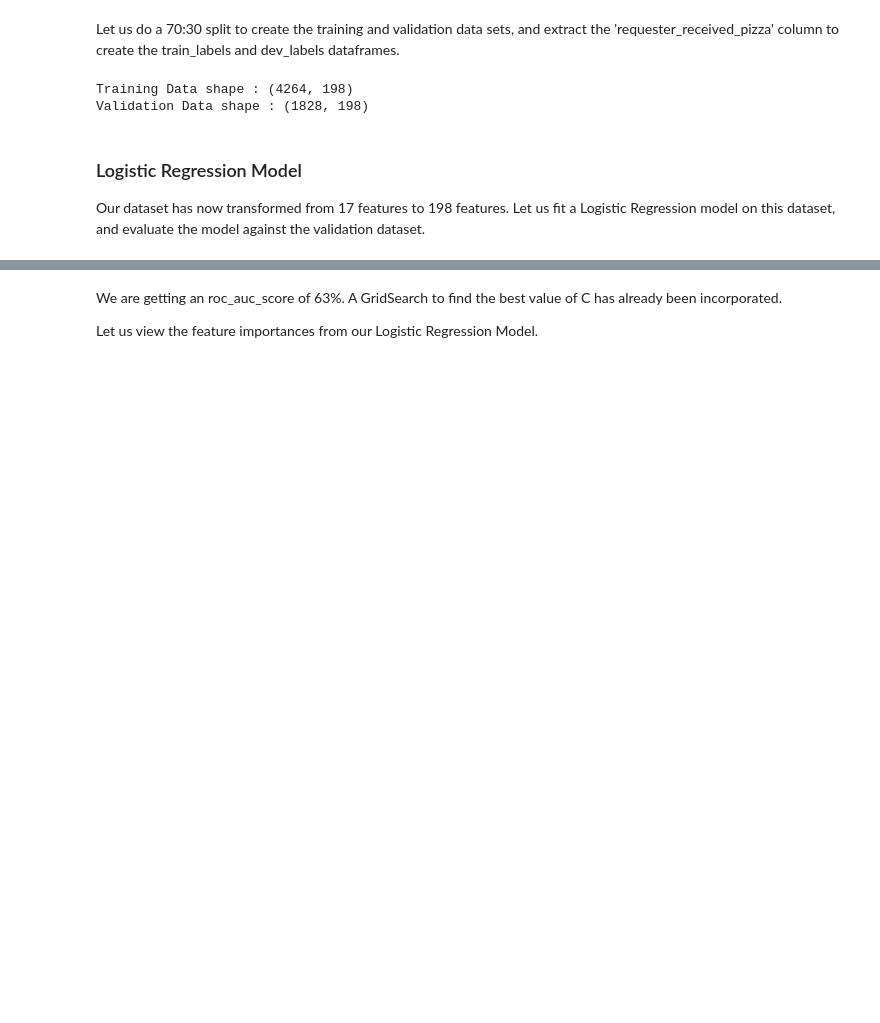
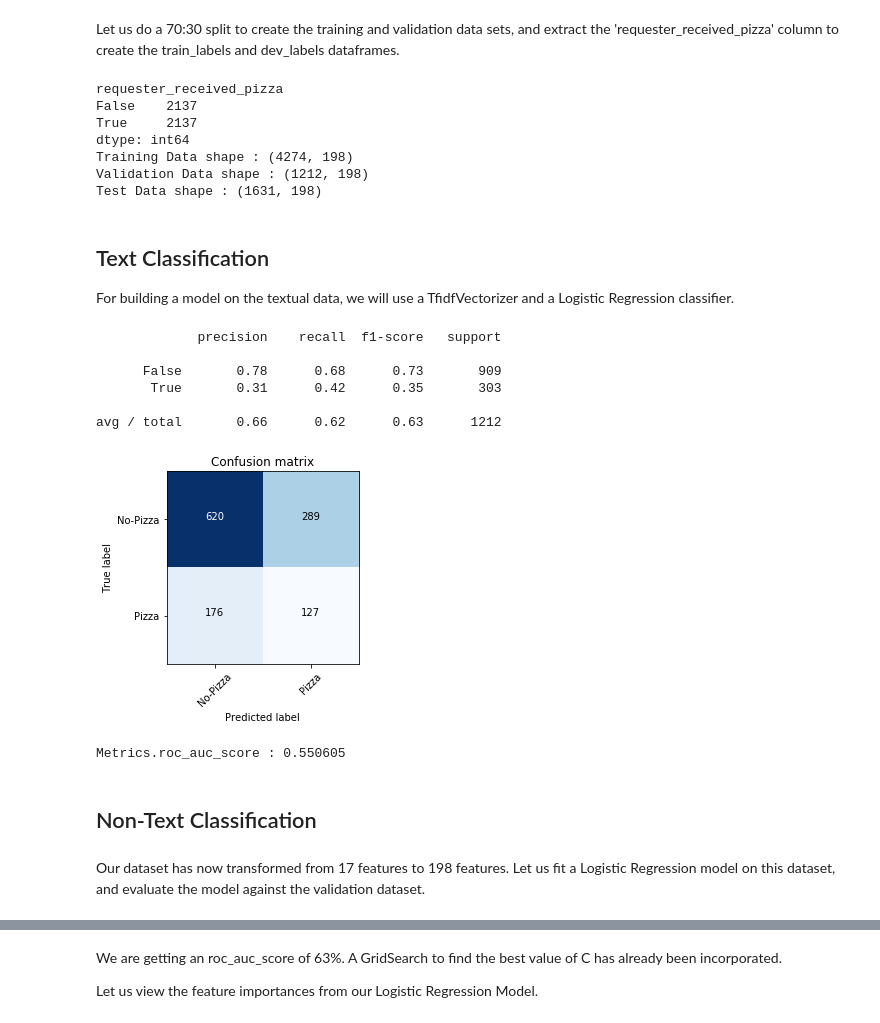
Before and after one commit to gkarnataki/w207-final-project, a Jupyter notebook: RAOP-Final.ipynb, the cells around one changed output, grey strips where cells are left out. Drawn from its saved outputs; the diff is of its cells as text; code cells hidden in the pictures; blank space fills up the shorter version.

```diff
--- a/RAOP-Final.ipynb
+++ b/RAOP-Final.ipynb
@@ -448,13 +435,39 @@ test_data = pd.concat([test_data, test_data_dummy], axis = 1)
 Let us do a 70:30 split to create the training and validation data sets, and extract the 'requester_received_pizza' column to create the train_labels and dev_labels dataframes.
 # %%
 train_data1, dev_data1 = train_test_split(train_data, test_size=0.30)
+
+train_df_fail = train_data1[train_data1['requester_received_pizza'] == 0]
+train_df_success = train_data1[train_data1['requester_received_pizza'] == 1]
+train_data1 = pd.concat([train_df_fail, train_df_success,train_df_success,train_df_success,train_df_success.sample(len(train_df_fail.index)-3*len(train_df_success.index))], axis = 0)
+print (train_data1.groupby(['requester_received_pizza']).size())
+
 train_labels = np.ravel(train_data1[['requester_received_pizza']])
 train_data1 = train_data1.drop(['requester_received_pizza'],axis = 1)
+
+train_data_text1=train_data1['request_text_edit_aware']
+train_data1 = train_data1.drop(['request_text_edit_aware'],axis = 1)
+
+
 dev_labels = np.ravel(dev_data1[['requester_received_pizza']])
 dev_data1 = dev_data1.drop(['requester_received_pizza'],axis = 1)
+dev_data_text1=dev_data1['request_text_edit_aware']
+dev_data1 = dev_data1.drop(['request_text_edit_aware'],axis = 1)
+
+test_data_text1=test_data['request_text_edit_aware']
+test_data1 = test_data.drop(['request_text_edit_aware'],axis = 1)
 
 print ("Training Data shape : %s" % str(train_data1.shape))
 print ("Validation Data shape : %s" % str(dev_data1.shape))
+print ("Test Data shape : %s" % str(test_data1.shape))
 # %% [output]
-Training Data shape : (4264, 198)
-Validation Data shape : (1828, 198)
+requester_received_pizza
+False    2137
+True     2137
+dtype: int64
+Training Data shape : (4274, 198)
+Validation Data shape : (1212, 198)
+Test Data shape : (1631, 198)
+# %% [markdown]
+## Text Classification
+
+For building a model on the textual data, we will use a TfidfVectorizer and a Logistic Regression classifier.
@@ -461,6 +505,17 @@ Validation Data shape : (1828, 198)
+# %%
+evaluate(class_names,dev_labels,y_pred,False)
+# %% [output]
+             precision    recall  f1-score   support
+
+      False       0.78      0.68      0.73       909
+       True       0.31      0.42      0.35       303
+
+avg / total       0.66      0.62      0.63      1212
+[figure, added]
+Metrics.roc_auc_score : 0.550605
+# %% [markdown]
+## Non-Text Classification
 # %% [markdown]
-### Logistic Regression Model
-
 Our dataset has now transformed from 17 features to 198 features. Let us fit a Logistic Regression model on this dataset, and evaluate the model against the validation dataset.
 # %%
 from sklearn.linear_model import LogisticRegression
```
Also changed, not shown: parts of 31 cells of this notebook.
